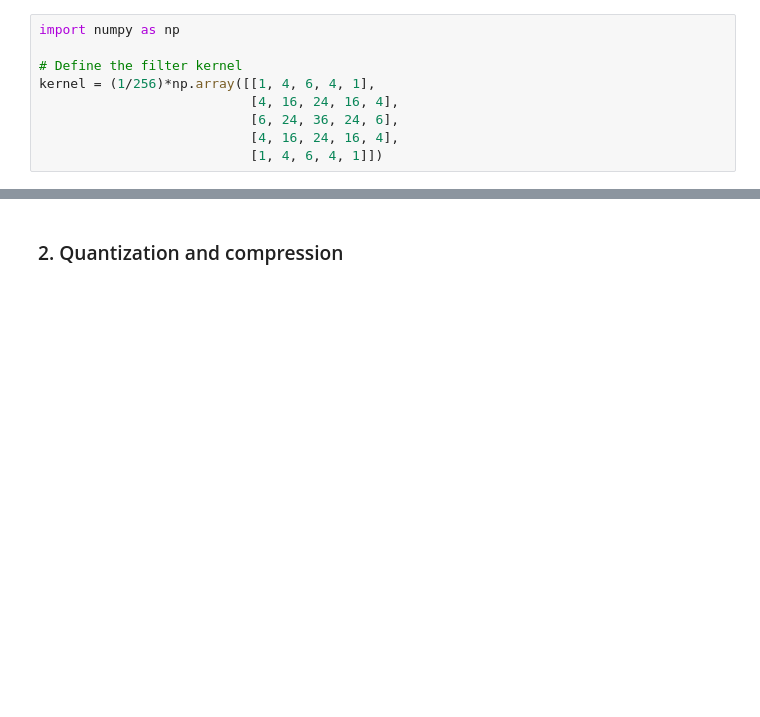
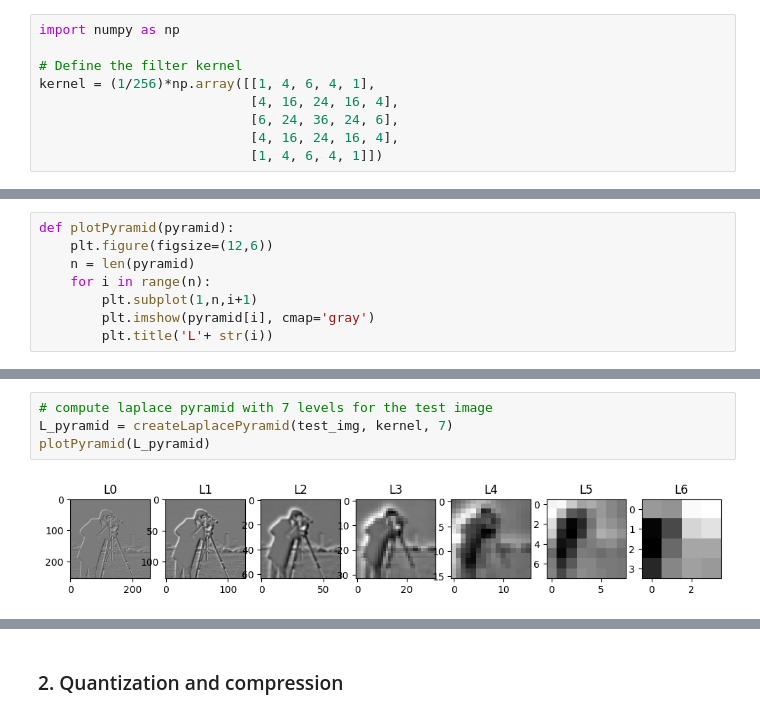
Before and after one commit to tsultan16/COMP_90086_Assignment1, a Jupyter notebook: COMP90086_asst1_2023.ipynb, the cells around one changed output, grey strips where cells are left out. Drawn from its saved outputs; the diff is of its cells as text; blank space fills up the shorter version.

Commit message:
implemented laplace pyramid creation and reconstruction

```diff
--- a/COMP90086_asst1_2023.ipynb
+++ b/COMP90086_asst1_2023.ipynb
@@ -44,0 +147,8 @@ kernel = (1/256)*np.array([[1, 4, 6, 4, 1],
+# %%
+def plotPyramid(pyramid):
+    plt.figure(figsize=(12,6))
+    n = len(pyramid)
+    for i in range(n):
+        plt.subplot(1,n,i+1)
+        plt.imshow(pyramid[i], cmap='gray')
+        plt.title('L'+ str(i))
@@ -44,0 +184,6 @@ kernel = (1/256)*np.array([[1, 4, 6, 4, 1],
+# %%
+# compute laplace pyramid with 7 levels for the test image
+L_pyramid = createLaplacePyramid(test_img, kernel, 7)
+plotPyramid(L_pyramid)
+# %% [output]
+[figure, added]
```
Also changed, not shown: parts of 8 cells of this notebook.
